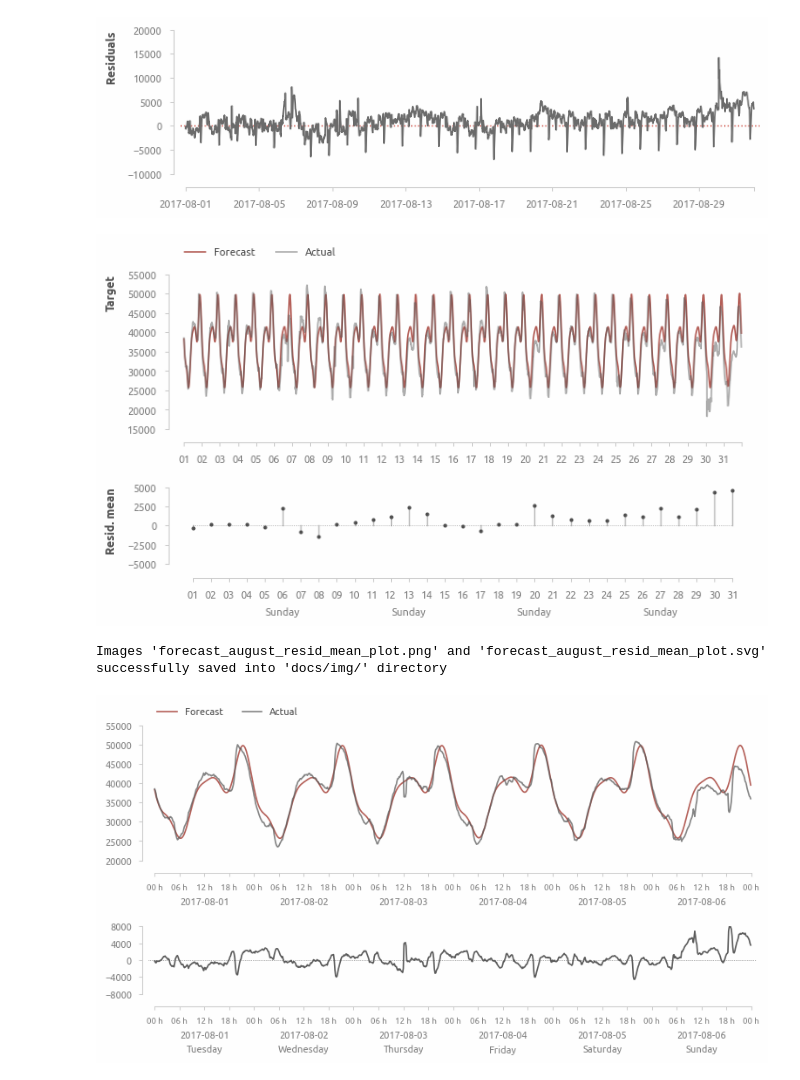
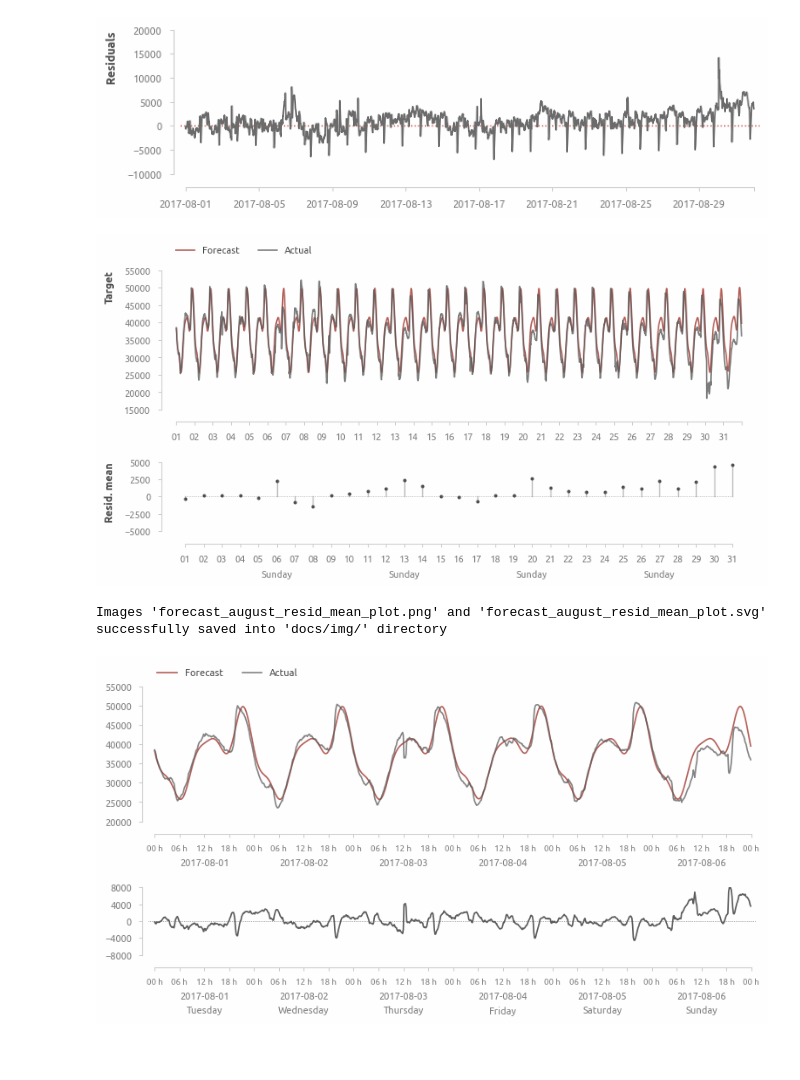
Before and after one commit to a-chasovsky/electric-power-consumption, a Jupyter notebook: 03-base-model.ipynb, the cells around one changed output. Drawn from its saved outputs; the diff is of its cells as text; code cells hidden in the pictures; blank space fills up the shorter version.

```diff
--- a/03-base-model.ipynb
+++ b/03-base-model.ipynb
@@ -1577,10 +1578,10 @@ Images 'residuals_plot.png' and 'residuals_plot.svg' successfully saved into 'do
 # %%
 resid_mean = resid.groupby(resid.index.floor('D')).mean()
 
-fig, ax = plt.subplots(2, 1, figsize=(8, 4), height_ratios=[2, 1])
+fig, ax = plt.subplots(2, 1, figsize=(9, 4), height_ratios=[2, 1])
 
 ax[0].plot(y_pred.index, y_pred, color=palette[1], label='Forecast')
-ax[0].plot(y_true.index, y_true, color=palette[0], alpha=0.5, label='Actual')
+ax[0].plot(y_true.index, y_true, color=palette[0], alpha=0.8, label='Actual')
 
 ax[0].xaxis.set_major_formatter(mpl.dates.DateFormatter(fmt='%d'))
 ax[0].xaxis.set_major_locator(mpl.dates.DayLocator())
@@ -1591,34 +1592,34 @@ axis_rstyle(ax=ax[0])
 ax[0].legend(**legend_inline(bbox_to_anchor=(0, 1.05)))
 ticklabels_f_remove(-1, ax[0])
 
 for i in resid_mean.index:
     ax[1].plot([i, i], [0, resid_mean[i]], color=palette[-1], lw=1)
     ax[1].scatter(i, resid_mean[i], s=15, color=palette[-4], zorder=10)
 
 ax[1].plot(
     [resid_mean.index[0], resid_mean.index[-1]],
     [0, 0],
     lw=0.5, ls=':', color=palette[-2])
 
 ax[1].xaxis.set_major_formatter(mpl.dates.DateFormatter(fmt='%d'))
 ax[1].xaxis.set_major_locator(mpl.dates.DayLocator())
 ax1_axis_sec =  ax[1].secondary_xaxis('bottom')
 ax1_axis_sec.spines['bottom'].set_visible(False)
 ax1_axis_sec.tick_params(pad=32, bottom=False, colors='#808080')
 ax1_axis_sec.xaxis.set_major_locator(mpl.dates.WeekdayLocator(mpl.dates.SU))
 ax1_axis_sec.xaxis.set_major_formatter(mpl.dates.DateFormatter(fmt='%A'))
 
 ax[1].set_xlim(y_pred.index[0]-dt.timedelta(days=1), y_pred.index[-1]+dt.timedelta(days=0.5))
 ax[1].set_ylabel('Resid. mean')
 
 axis_rstyle(xslice=[1, -1], yticks=[-5000, 5000, 2500], ylim=[-5100, 5000], ax=ax[1])
 
 plt.subplots_adjust(hspace=0.5)
 plt.show()
 
 savefig('forecast_august_resid_mean_plot', dir_save_img)
 # %% [output]
-[figure, old version]
+[figure, new version]
 Images 'forecast_august_resid_mean_plot.png' and 'forecast_august_resid_mean_plot.svg' successfully saved into 'docs/img/' directory
 # %%
 fig, ax = plt.subplots(2, 1, figsize=(9, 4), height_ratios=[2, 1])
```
Also changed, not shown: parts of 1 cell of this notebook, 6 other files.
